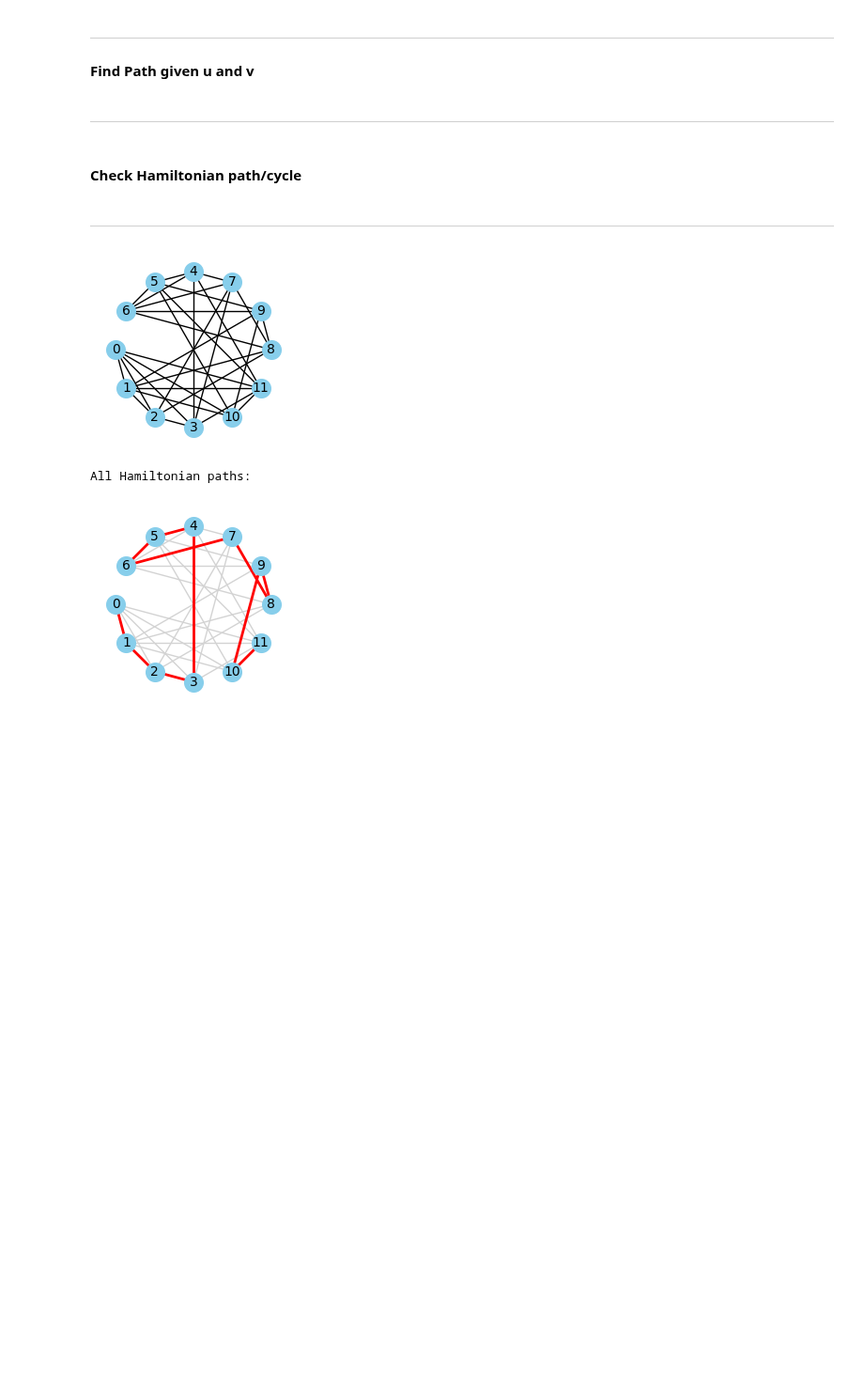
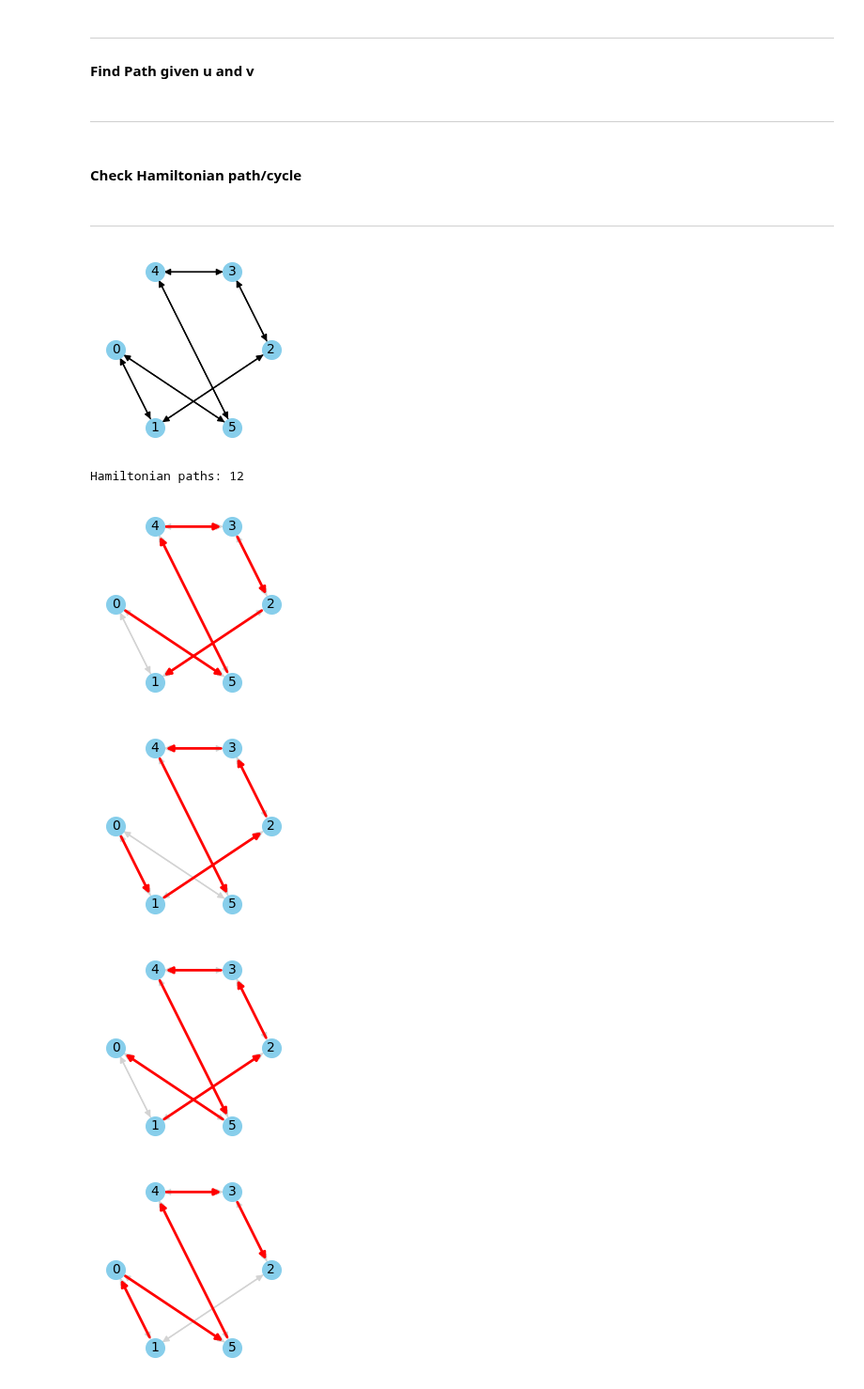
Before and after one commit to ExitedState/2301365_ALGO-LAB, a Jupyter notebook: LAB2/LAB2.ipynb, the cells around one changed output. Shown at 94% size. Cells and saved outputs as stored; diff of their text form; code cells hidden in the pictures; blank space fills up the shorter version.

```diff
--- a/LAB2/LAB2.ipynb
+++ b/LAB2/LAB2.ipynb
@@ -16,7 +16,7 @@ import networkx as nx
 import matplotlib.pyplot as plt
 
 def draw_graph(matrix):
-    G = nx.Graph()
+    G = nx.DiGraph()
     for i in range(len(matrix)):
         for j in range(len(matrix[i])):
             if matrix[i][j] == 1:
@@ -35,7 +35,7 @@ def draw_solution(matrix, paths, cycles=False):
                                  An entry of 1 at matrix[i][j] indicates an edge from node i to node j.
     - paths (List[List[int]]): List of paths, where each path is a list of nodes to be highlighted.
     """
-    G = nx.Graph()
+    G = nx.DiGraph()
     for i in range(len(matrix)):
         for j in range(len(matrix[i])):
             if matrix[i][j] == 1:
@@ -61,7 +61,7 @@ def draw_current_path(matrix, path):
                                  An entry of 1 at matrix[i][j] indicates an edge from node i to node j.
     - path (List[int]): Path of nodes to be highlighted.
     """
-    G = nx.Graph()
+    G = nx.DiGraph()
     for i in range(len(matrix)):
         for j in range(len(matrix[i])):
             if matrix[i][j] == 1:
@@ -143,35 +132,30 @@ def remove_duplicate(cycles):
 ---
 # %%
 graph_matrix = [
-    [0,1,1,1,0,0,0,0,0,0,1,1],
-    [1,0,1,0,0,0,0,0,1,1,1,1],
-    [1,1,0,1,0,0,0,1,1,0,0,0],
-    [1,0,1,0,1,0,0,1,0,0,0,1],
-    [0,0,0,1,0,1,1,1,0,0,0,1],
-    [0,0,0,0,1,0,1,0,0,1,1,1],
-    [0,0,0,0,1,1,0,1,1,1,0,0],
-    [0,0,1,1,1,0,1,0,1,0,0,0],
-    [0,1,1,0,0,0,1,1,0,1,0,0],
-    [0,1,0,0,0,1,1,0,1,0,1,0],
-    [1,1,0,0,0,1,0,0,0,1,0,1],
-    [1,0,0,1,1,1,0,0,0,0,1,0]
+    [0, 1, 0, 0, 0, 1],
+    [1, 0, 1, 0, 0, 0],
+    [0, 1, 0, 1, 0, 0],
+    [0, 0, 1, 0, 1, 0],
+    [0, 0, 0, 1, 0, 1],
+    [1, 0, 0, 0, 1, 0]
 ]
 draw_graph(graph_matrix)
 
 # paths = find_all_paths(graph_matrix, 0, 1)
 # paths = remove_duplicate(paths)
 # draw_solution(graph_matrix, paths)
 
 paths = find_hamiltonian_paths(graph_matrix)
-paths = remove_duplicate(paths)
-print("All Hamiltonian paths:")
-draw_solution(graph_matrix, paths)
+print(f"Hamiltonian paths: {len(paths)}")
+draw_solution(graph_matrix, paths[:5])
 
-print("All Hamiltonian cycles:")
-cycle = find_hamiltonian_cycles(graph_matrix)
-cycle = remove_duplicate(cycle)
-draw_solution(graph_matrix, cycle, cycles=True)
+cycles = find_hamiltonian_cycles(graph_matrix)
+print(f"Hamiltonian cycles: {len(cycles)}")
+draw_solution(graph_matrix, cycles[:5], cycles=True)
 # %% [output]
-[figure, old version]
+[figure, new version]
-All Hamiltonian paths:
+Hamiltonian paths: 12
-[figure, old version]
+[figure, new version]
+[figure, new version]
+[figure, added]
+[figure, added]
```
Also changed, not shown: parts of 2 cells of this notebook.
